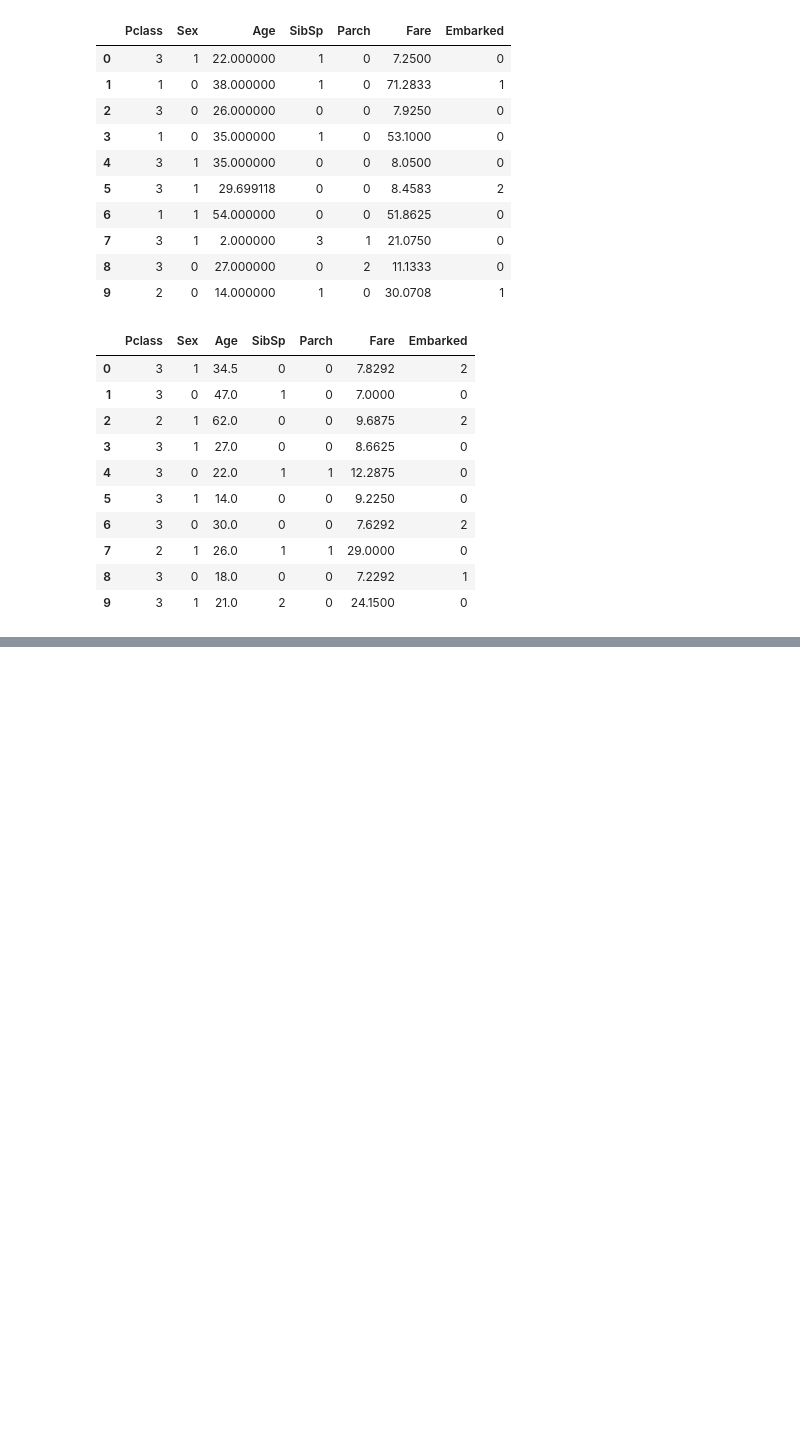
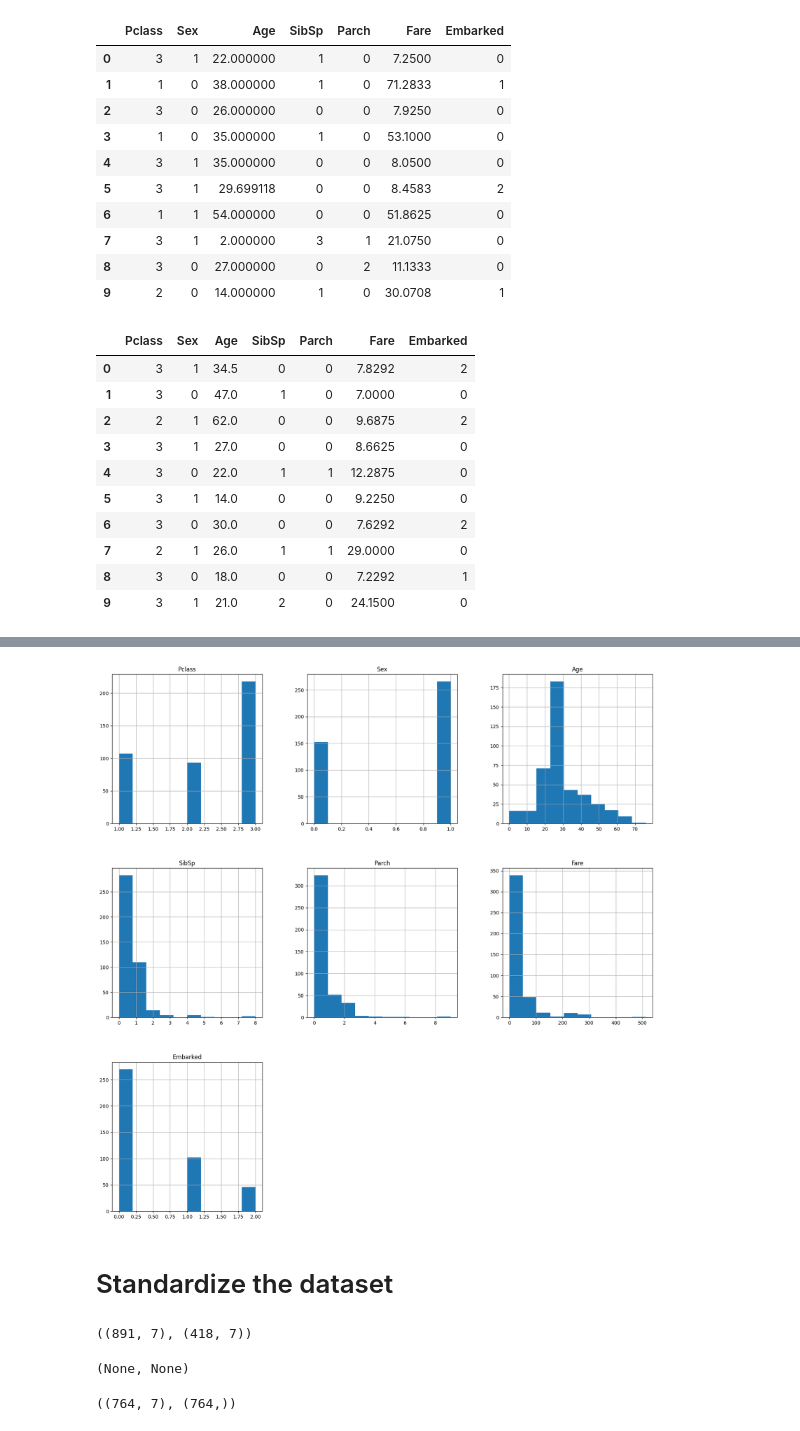
Before and after one commit to osamakhaled123/Titanic, a Jupyter notebook: Titanic.ipynb, the cells around one changed output, grey strips where cells are left out. Saved outputs shown, nothing was run; the diff lists cells and outputs as text; code cells hidden in the pictures; blank space fills up the shorter version.

```diff
--- a/Titanic.ipynb
+++ b/Titanic.ipynb
@@ -181,0 +212,13 @@ Name: count, dtype: int64
+# %%
+%matplotlib inline
+import matplotlib.pyplot as plt
+test.hist(figsize=(20, 20))
+plt.show()
+# %% [output]
+[figure, added]
+# %% [markdown]
+# Standardize the dataset
+# %%
+x_train.shape, test.shape
+# %% [output]
+((891, 7), (418, 7))
@@ -181,0 +227,8 @@ Name: count, dtype: int64
+# %%
+x_train.drop(duplicates, inplace = True), y_train.drop(duplicates, inplace = True)
+# %% [output]
+(None, None)
+# %%
+x_train.shape, y_train.shape
+# %% [output]
+((764, 7), (764,))
```
Also changed, not shown: parts of 19 cells of this notebook.
